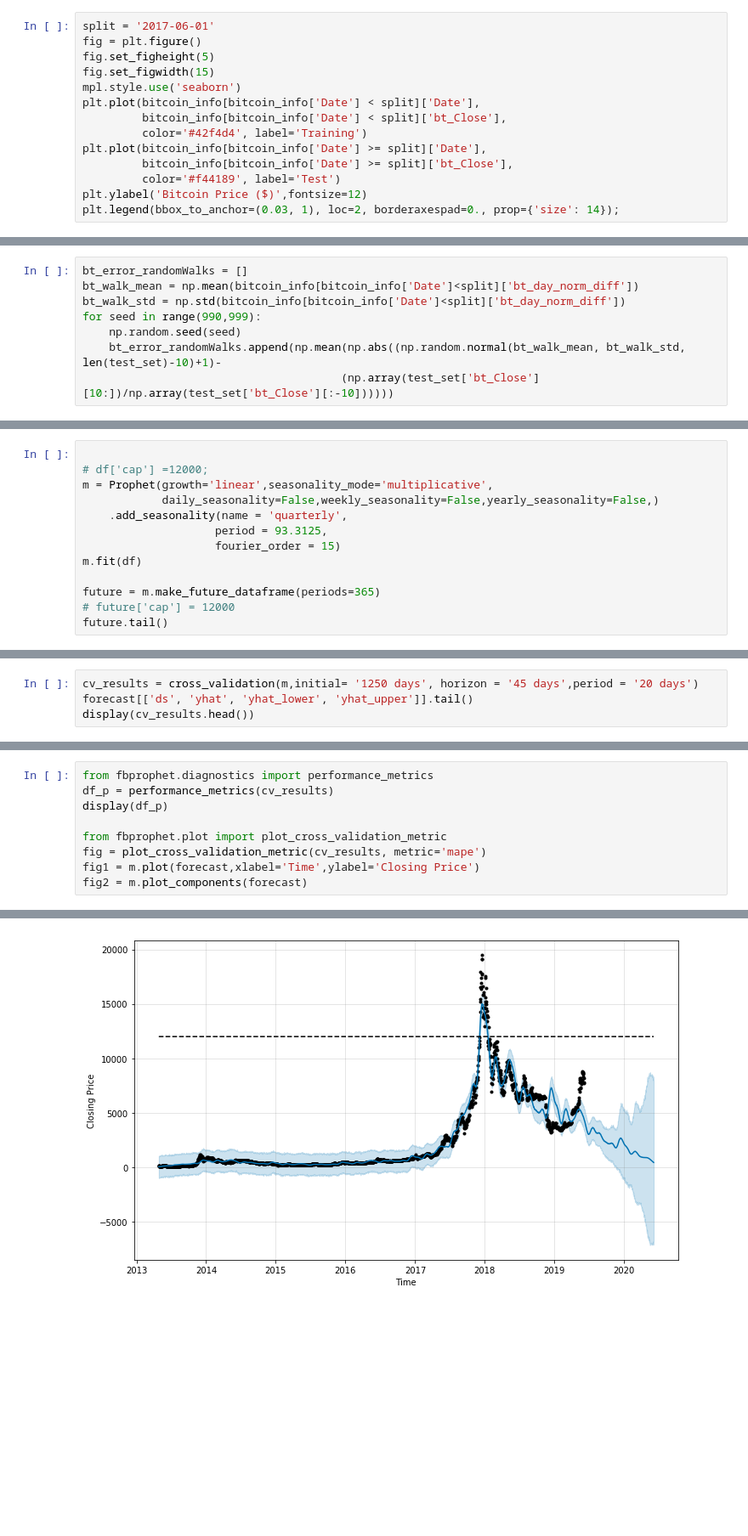
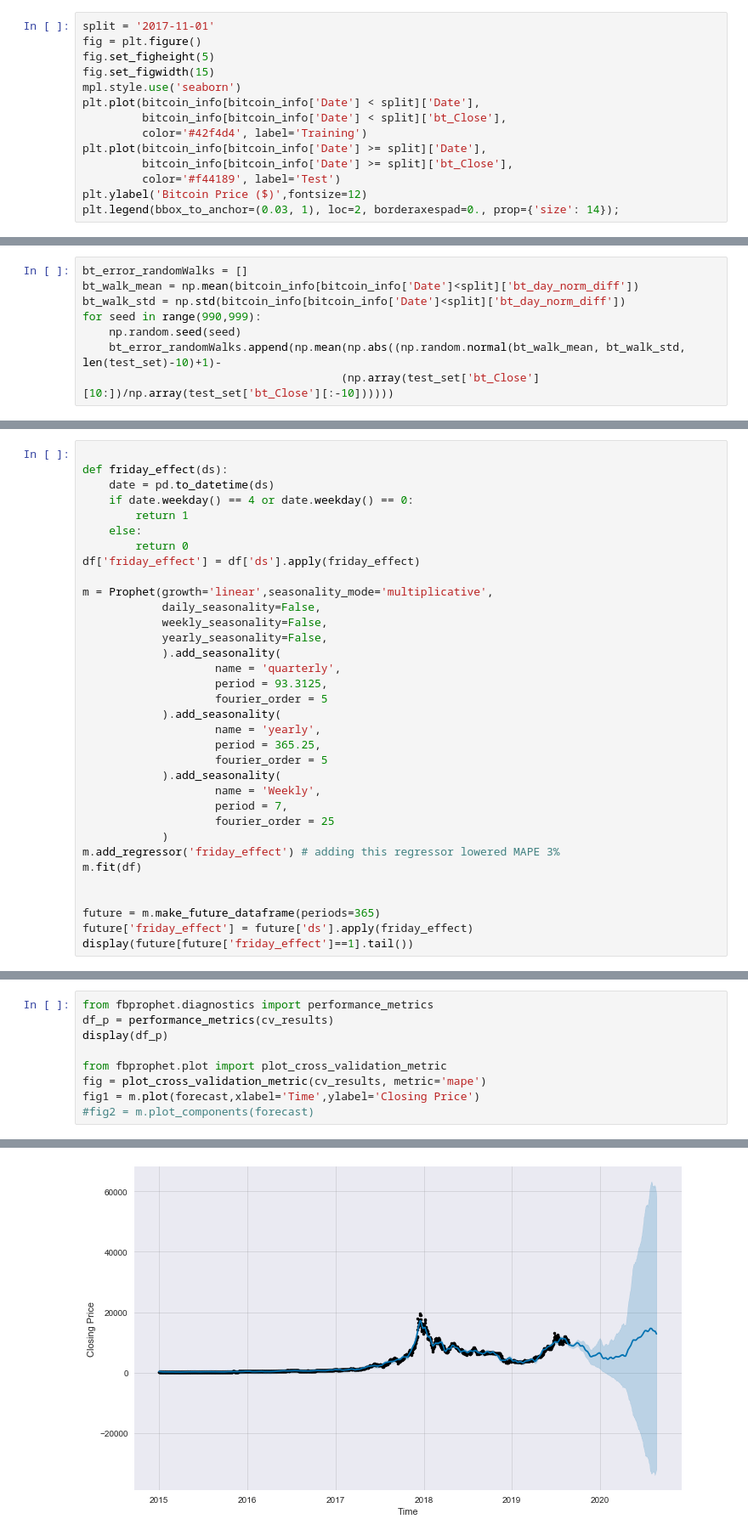
Before and after one commit to Viraj-Joshi/BitCoin-Price-Predictor, a Jupyter notebook: Bitcoin Price Predictor.ipynb, the cells around one changed output, grey strips where cells are left out. Shown: that part at 85% size. Saved outputs shown, nothing was run; the diff lists cells and outputs as text; blank space fills up the shorter version.

Commit message:
Add files via upload
FB Prophet expanded upon, added returns

```diff
--- a/Bitcoin Price Predictor.ipynb
+++ b/Bitcoin Price Predictor.ipynb
@@ -59,7 +60,7 @@ bitcoin_info.head()
 # %% [markdown]
 Let us now mark the data which data the model will be trained on prior and tested on after. Arbitraily, I will pick the 1st of June 2017 as that data.
 # %%
-split = '2017-06-01'
+split = '2017-11-01'
 fig = plt.figure()
 fig.set_figheight(5)
 fig.set_figwidth(15)
@@ -563,14 +560,35 @@ We should think about seasonalities in people buying crytpo. I am going to assum
 # %%
 
-# df['cap'] =12000;
+def friday_effect(ds):
+    date = pd.to_datetime(ds)
+    if date.weekday() == 4 or date.weekday() == 0:
+        return 1
+    else:
+        return 0
+df['friday_effect'] = df['ds'].apply(friday_effect)
+
 m = Prophet(growth='linear',seasonality_mode='multiplicative',
-            daily_seasonality=False,weekly_seasonality=False,yearly_seasonality=False,)
-    .add_seasonality(name = 'quarterly',
+            daily_seasonality=False,
+            weekly_seasonality=False,
+            yearly_seasonality=False,
+            ).add_seasonality(
+                    name = 'quarterly',
                     period = 93.3125,
-                    fourier_order = 15)
+                    fourier_order = 5
+            ).add_seasonality(
+                    name = 'yearly',
+                    period = 365.25,
+                    fourier_order = 5
+            ).add_seasonality(
+                    name = 'Weekly',
+                    period = 7,
+                    fourier_order = 25
+            )
+m.add_regressor('friday_effect') # adding this regressor lowered MAPE 3%
 m.fit(df)
 
+
 future = m.make_future_dataframe(periods=365)
-# future['cap'] = 12000
-future.tail()
+future['friday_effect'] = future['ds'].apply(friday_effect)
+display(future[future['friday_effect']==1].tail())
 # %% [output]
@@ -585,4 +600,0 @@ forecast = m.predict(future)
-# %%
-cv_results = cross_validation(m,initial= '1250 days', horizon = '45 days',period = '20 days')
-forecast[['ds', 'yhat', 'yhat_lower', 'yhat_upper']].tail()
-display(cv_results.head())
@@ -602,6 +642,6 @@ display(df_p)
 from fbprophet.plot import plot_cross_validation_metric
 fig = plot_cross_validation_metric(cv_results, metric='mape')
 fig1 = m.plot(forecast,xlabel='Time',ylabel='Closing Price')
-fig2 = m.plot_components(forecast)
+#fig2 = m.plot_components(forecast)
 # %% [output]
 |  | horizon | mse | rmse | mae | mape | coverage |
@@ -625 +654 @@ fig2 = m.plot_components(forecast)
-[figure, old version]
+[figure, new version]
```
Also changed, not shown: parts of 39 cells of this notebook.
